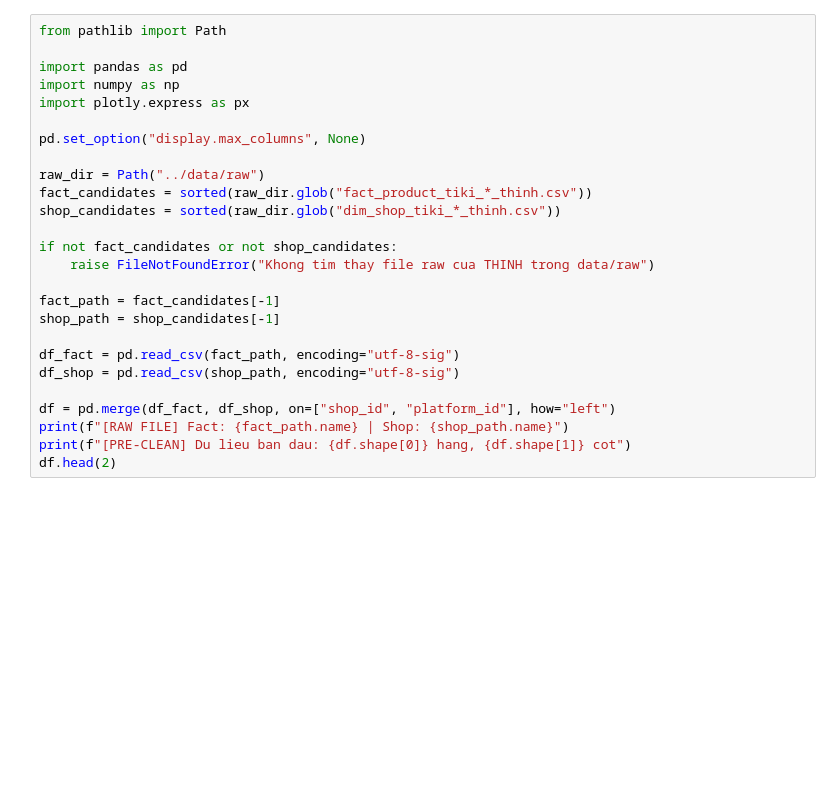
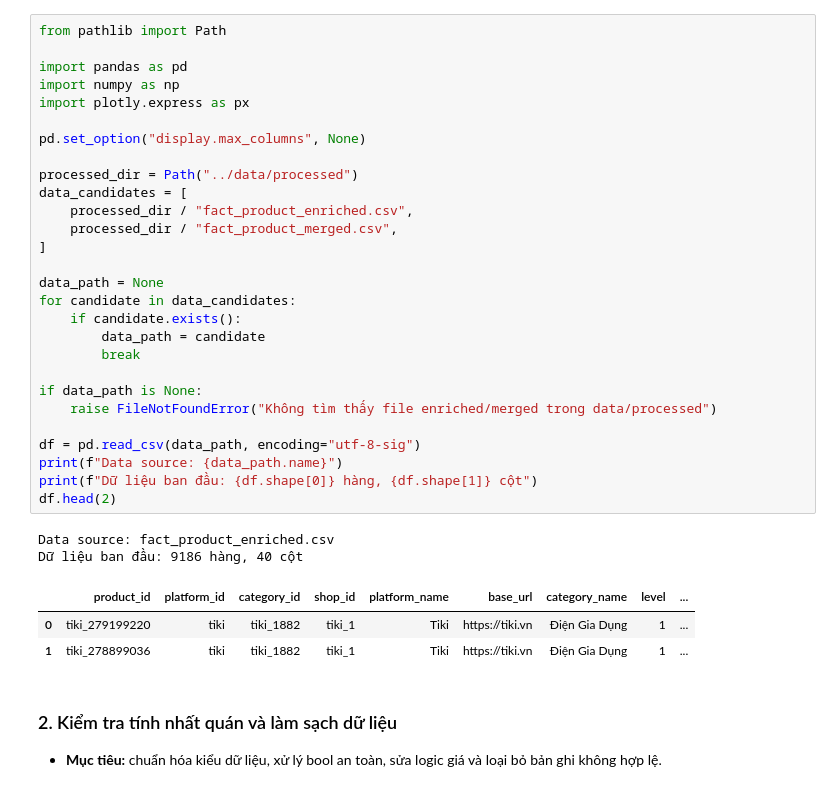
Before and after one commit to Nhihtcode/Lab_01_Data_Vizualization, a Jupyter notebook: notebooks/01_eda_thinh.ipynb, the cells around one changed output. Cells and saved outputs as stored; diff of their text form; blank space fills up the shorter version.

```diff
--- a/notebooks/01_eda_thinh.ipynb
+++ b/notebooks/01_eda_thinh.ipynb
@@ -14,29 +6,40 @@ Nhiem vu:
 # %%
 from pathlib import Path
 
 import pandas as pd
 import numpy as np
 import plotly.express as px
 
 pd.set_option("display.max_columns", None)
 
-raw_dir = Path("../data/raw")
-fact_candidates = sorted(raw_dir.glob("fact_product_tiki_*_thinh.csv"))
-shop_candidates = sorted(raw_dir.glob("dim_shop_tiki_*_thinh.csv"))
+processed_dir = Path("../data/processed")
+data_candidates = [
+    processed_dir / "fact_product_enriched.csv",
+    processed_dir / "fact_product_merged.csv",
+]
 
-if not fact_candidates or not shop_candidates:
-    raise FileNotFoundError("Khong tim thay file raw cua THINH trong data/raw")
+data_path = None
+for candidate in data_candidates:
+    if candidate.exists():
+        data_path = candidate
+        break
 
-fact_path = fact_candidates[-1]
-shop_path = shop_candidates[-1]
+if data_path is None:
+    raise FileNotFoundError("Không tìm thấy file enriched/merged trong data/processed")
 
-df_fact = pd.read_csv(fact_path, encoding="utf-8-sig")
-df_shop = pd.read_csv(shop_path, encoding="utf-8-sig")
-
-df = pd.merge(df_fact, df_shop, on=["shop_id", "platform_id"], how="left")
-print(f"[RAW FILE] Fact: {fact_path.name} | Shop: {shop_path.name}")
-print(f"[PRE-CLEAN] Du lieu ban dau: {df.shape[0]} hang, {df.shape[1]} cot")
+df = pd.read_csv(data_path, encoding="utf-8-sig")
+print(f"Data source: {data_path.name}")
+print(f"Dữ liệu ban đầu: {df.shape[0]} hàng, {df.shape[1]} cột")
 df.head(2)
+# %% [output]
+Data source: fact_product_enriched.csv
+Dữ liệu ban đầu: 9186 hàng, 40 cột
+|  | product_id | platform_id | category_id | shop_id | platform_name | base_url | category_name | level | ... |
+| 0 | tiki_279199220 | tiki | tiki_1882 | tiki_1 | Tiki | https://tiki.vn | Điện Gia Dụng | 1 | ... |
+| 1 | tiki_278899036 | tiki | tiki_1882 | tiki_1 | Tiki | https://tiki.vn | Điện Gia Dụng | 1 | ... |
+# %% [markdown]
+### 2. Kiểm tra tính nhất quán và làm sạch dữ liệu
+- **Mục tiêu:** chuẩn hóa kiểu dữ liệu, xử lý bool an toàn, sửa logic giá và loại bỏ bản ghi không hợp lệ.
 # %%
 numeric_cols = [
     "price_current",
```
Also changed, not shown: parts of 13 cells of this notebook, 1 other file.
